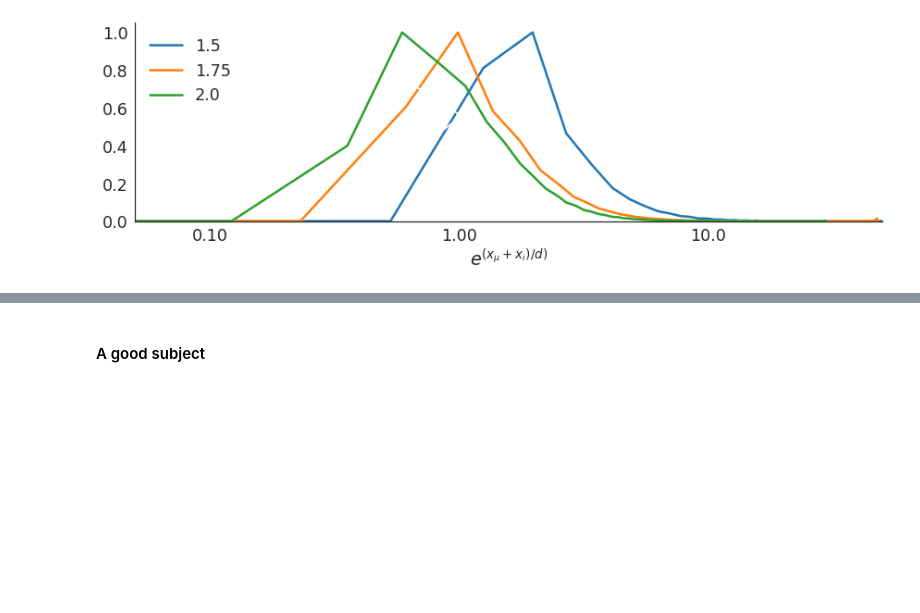
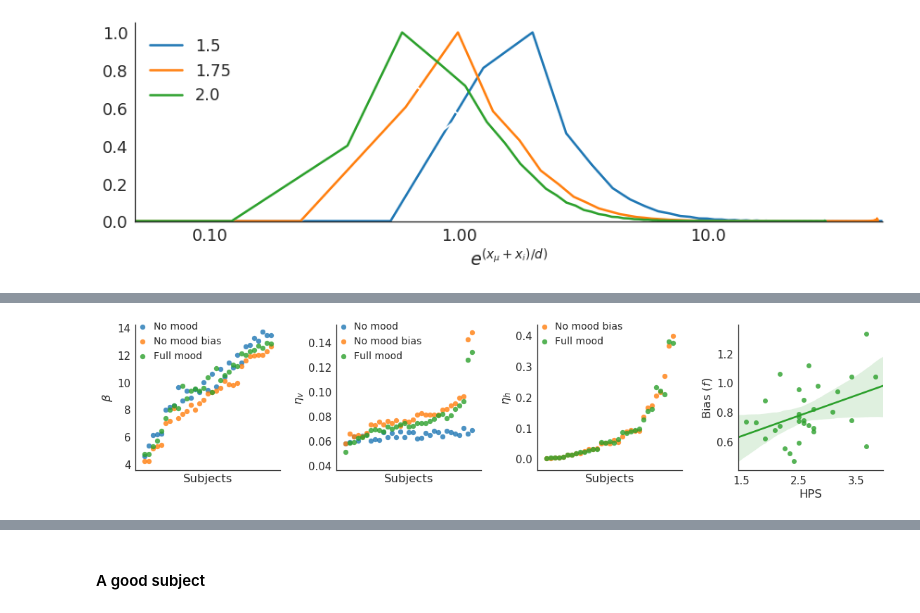
Before and after one commit to szorowi1/pni-rotations, a Jupyter notebook: results_modeling.ipynb, the cells around one changed output, grey strips where cells are left out. Saved outputs shown, nothing was run; the diff lists cells and outputs as text; code cells hidden in the pictures; blank space fills up the shorter version.

```diff
--- a/results_modeling.ipynb
+++ b/results_modeling.ipynb
@@ -332,3 +386,36 @@ plt.tight_layout()
+# %%
+#~~~~~~~~~~~~~~~~~~~~~~~~~~~~~~~~~~~~~~~~~~#
+### Plotting.
+#~~~~~~~~~~~~~~~~~~~~~~~~~~~~~~~~~~~~~~~~~~#
+
+## Initialize canvas.
+fig, axes = plt.subplots(1,4,figsize=(16,4))
+labels = ['No mood', r'No mood bias', 'Full mood']
+colors = sns.color_palette(n_colors=3)
+
+for ax, param in zip(axes, ['beta','eta_v','eta_h']):
+
+    ## Assemble data. Sort.
+    points = np.array([ np.median(fit[param], axis=0) for fit in [fit1,fit2,fit3] if param in fit.keys() ])
+    sort_ix = np.argsort(points.mean(axis=0))
+
+    ## Plot.
+    for arr, color, label in zip(points, colors[-points.shape[0]:], labels[-points.shape[0]:]):
+
+        ax.scatter(np.arange(sort_ix.size), arr[sort_ix], label=label, color=color, alpha=0.8)
+
+    ## Add info.
+    ax.set(xticks=[], xlabel='Subjects', ylabel=r'$\%s$' %param)
+    ax.legend(loc=2, borderpad=-0.8, handletextpad=0.1, fontsize=14)
+
+## Plot f.
+sns.regplot(metadata.IPIP_hps, np.median(fit3['f'], axis=0), color=colors[-1], ax=axes[-1])
+axes[3].set(xlabel='HPS', xticks=np.arange(1.5,4,1), ylabel=r'Bias ($f$)')
+
+sns.despine()
+plt.tight_layout()
+# %% [output]
+[figure, added]
 # %%
 from scipy.stats import pearsonr, ttest_1samp
 
```
Also changed, not shown: parts of 25 cells of this notebook, 5 other files.
